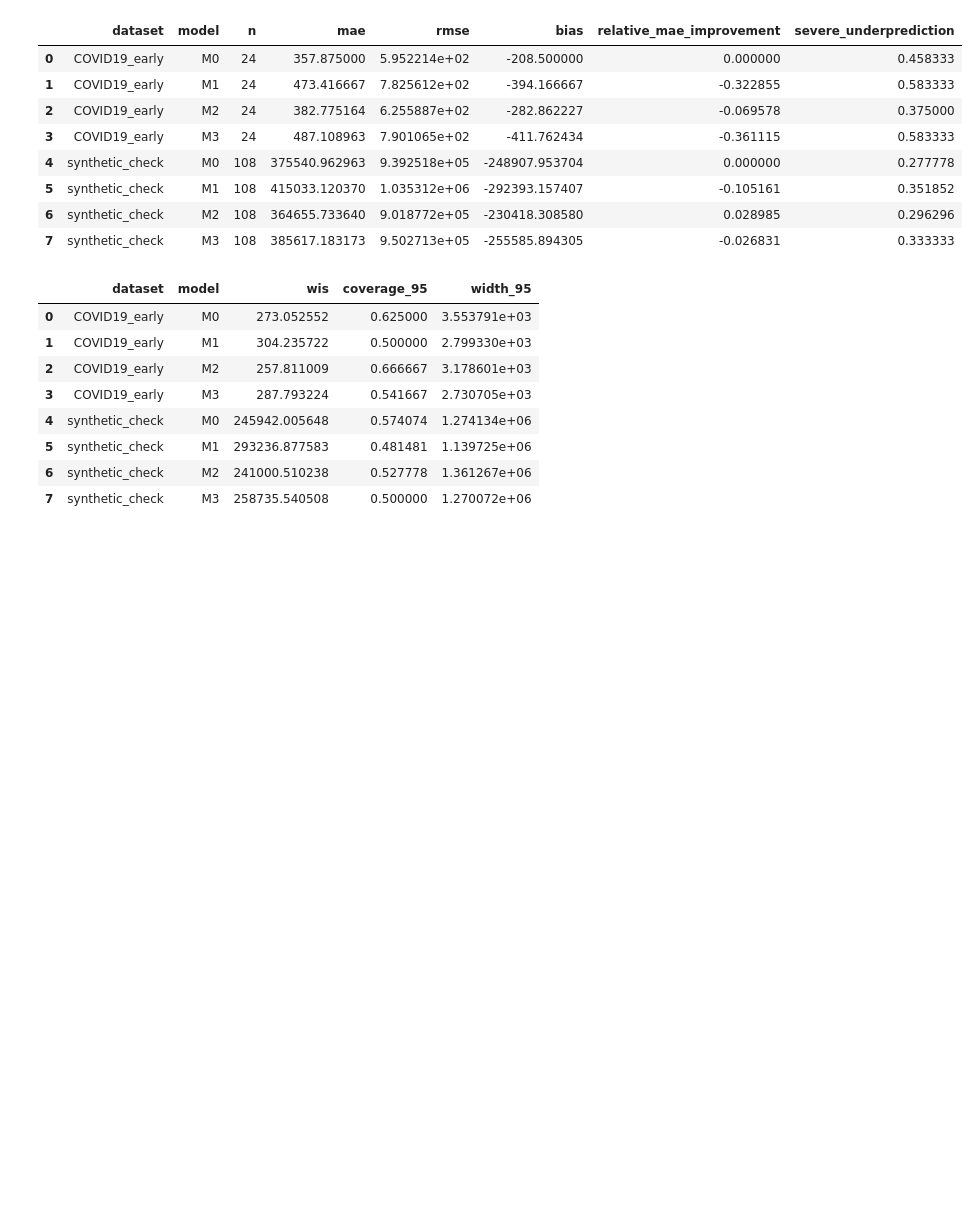
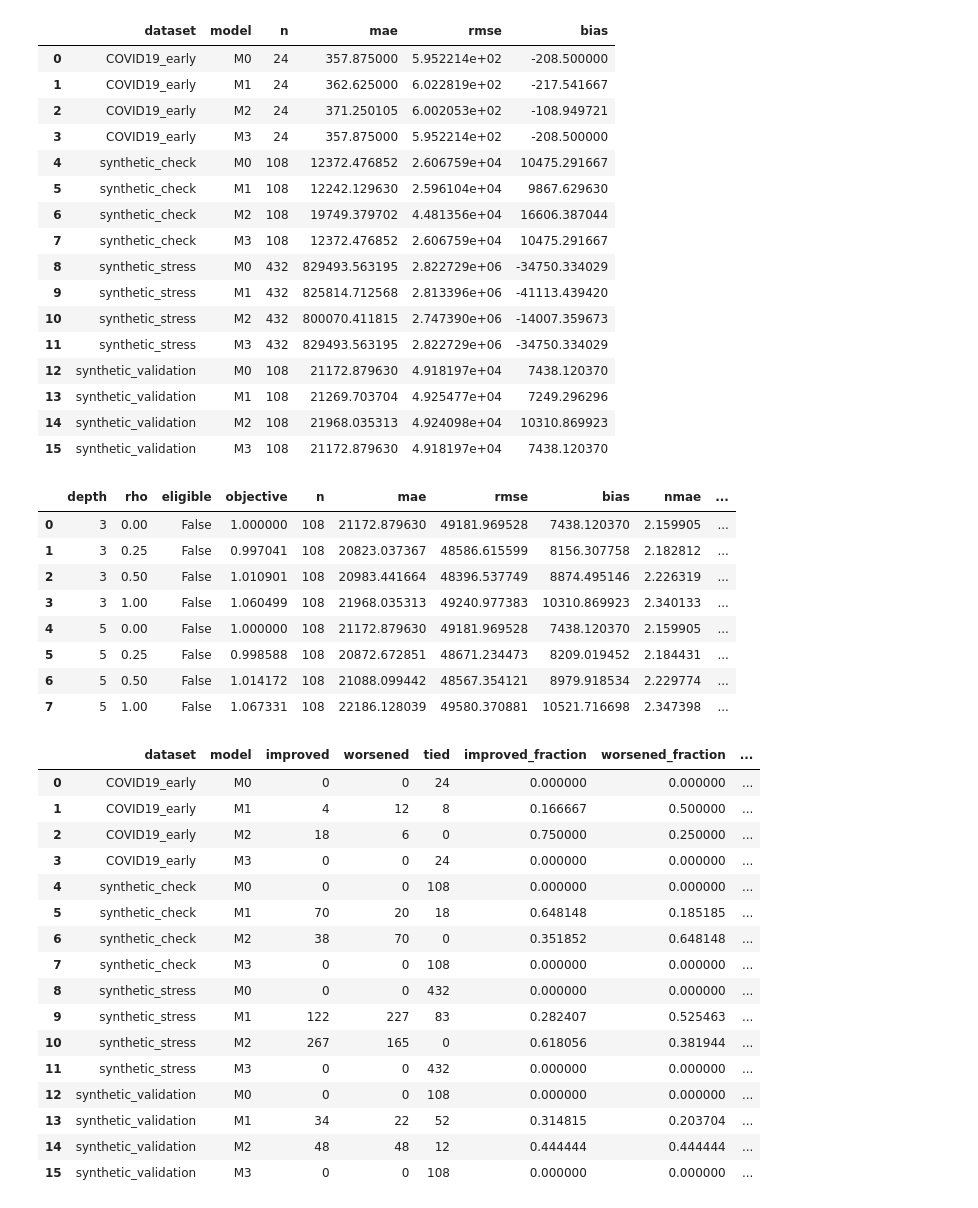
Before and after one commit to gnart-linhh/Infections_Forcasting, a Jupyter notebook: notebooks/demo.ipynb, the cells around one changed output. Saved outputs shown, nothing was run; the diff lists cells and outputs as text; code cells hidden in the pictures; blank space fills up the shorter version.

Commit message:
Add synthetic library study and rank-aware sMOA policy with no-change safeguards

```diff
--- a/notebooks/demo.ipynb
+++ b/notebooks/demo.ipynb
@@ -83,26 +95,50 @@ display(pd.read_csv(RUN / "explanation_stability.csv"))
 # %%
-metrics = pd.read_csv(RUN / "metrics.csv")
-display(metrics[["dataset", "model", "n", "mae", "rmse", "bias", "relative_mae_improvement", "severe_underprediction"]])
-display(pd.read_csv(RUN / "uncertainty_metrics.csv")[["dataset", "model", "wis", "coverage_95", "width_95"]])
-print("These are smoke results, not the full study.")
-print("Cold-start NB sizes are frozen: no target-disease residual calibration is used.")
-print("Real COVID periods were explored previously; this is not independent cross-disease confirmation.")
+display(pd.read_csv(RUN/'metrics.csv')[['dataset','model','n','mae','rmse','bias']])
+display(pd.read_csv(RUN/'validation_selection.csv'))
+display(pd.read_csv(RUN/'improved_worsened.csv'))
+print('These are labelled smoke results. The full study uses 288 training and 72 fresh check curves.')
+print('Frozen initial NB intervals are comparators, not target-calibrated policy uncertainty.')
 # %% [output]
-|  | dataset | model | n | mae | rmse | bias | relative_mae_improvement | severe_underprediction |
-| 0 | COVID19_early | M0 | 24 | 357.875000 | 5.952214e+02 | -208.500000 | 0.000000 | 0.458333 |
-| 1 | COVID19_early | M1 | 24 | 473.416667 | 7.825612e+02 | -394.166667 | -0.322855 | 0.583333 |
-| 2 | COVID19_early | M2 | 24 | 382.775164 | 6.255887e+02 | -282.862227 | -0.069578 | 0.375000 |
-| 3 | COVID19_early | M3 | 24 | 487.108963 | 7.901065e+02 | -411.762434 | -0.361115 | 0.583333 |
-| 4 | synthetic_check | M0 | 108 | 375540.962963 | 9.392518e+05 | -248907.953704 | 0.000000 | 0.277778 |
-| 5 | synthetic_check | M1 | 108 | 415033.120370 | 1.035312e+06 | -292393.157407 | -0.105161 | 0.351852 |
-| 6 | synthetic_check | M2 | 108 | 364655.733640 | 9.018772e+05 | -230418.308580 | 0.028985 | 0.296296 |
-| 7 | synthetic_check | M3 | 108 | 385617.183173 | 9.502713e+05 | -255585.894305 | -0.026831 | 0.333333 |
+|  | dataset | model | n | mae | rmse | bias |
+| 0 | COVID19_early | M0 | 24 | 357.875000 | 5.952214e+02 | -208.500000 |
+| 1 | COVID19_early | M1 | 24 | 362.625000 | 6.022819e+02 | -217.541667 |
+| 2 | COVID19_early | M2 | 24 | 371.250105 | 6.002053e+02 | -108.949721 |
+| 3 | COVID19_early | M3 | 24 | 357.875000 | 5.952214e+02 | -208.500000 |
+| 4 | synthetic_check | M0 | 108 | 12372.476852 | 2.606759e+04 | 10475.291667 |
+| 5 | synthetic_check | M1 | 108 | 12242.129630 | 2.596104e+04 | 9867.629630 |
+| 6 | synthetic_check | M2 | 108 | 19749.379702 | 4.481356e+04 | 16606.387044 |
+| 7 | synthetic_check | M3 | 108 | 12372.476852 | 2.606759e+04 | 10475.291667 |
+| 8 | synthetic_stress | M0 | 432 | 829493.563195 | 2.822729e+06 | -34750.334029 |
+| 9 | synthetic_stress | M1 | 432 | 825814.712568 | 2.813396e+06 | -41113.439420 |
+| 10 | synthetic_stress | M2 | 432 | 800070.411815 | 2.747390e+06 | -14007.359673 |
+| 11 | synthetic_stress | M3 | 432 | 829493.563195 | 2.822729e+06 | -34750.334029 |
+| 12 | synthetic_validation | M0 | 108 | 21172.879630 | 4.918197e+04 | 7438.120370 |
+| 13 | synthetic_validation | M1 | 108 | 21269.703704 | 4.925477e+04 | 7249.296296 |
+| 14 | synthetic_validation | M2 | 108 | 21968.035313 | 4.924098e+04 | 10310.869923 |
+| 15 | synthetic_validation | M3 | 108 | 21172.879630 | 4.918197e+04 | 7438.120370 |
-|  | dataset | model | wis | coverage_95 | width_95 |
-| 0 | COVID19_early | M0 | 273.052552 | 0.625000 | 3.553791e+03 |
-| 1 | COVID19_early | M1 | 304.235722 | 0.500000 | 2.799330e+03 |
-| 2 | COVID19_early | M2 | 257.811009 | 0.666667 | 3.178601e+03 |
-| 3 | COVID19_early | M3 | 287.793224 | 0.541667 | 2.730705e+03 |
-| 4 | synthetic_check | M0 | 245942.005648 | 0.574074 | 1.274134e+06 |
-| 5 | synthetic_check | M1 | 293236.877583 | 0.481481 | 1.139725e+06 |
-| 6 | synthetic_check | M2 | 241000.510238 | 0.527778 | 1.361267e+06 |
-| 7 | synthetic_check | M3 | 258735.540508 | 0.500000 | 1.270072e+06 |
+|  | depth | rho | eligible | objective | n | mae | rmse | bias | nmae | ... |
+| 0 | 3 | 0.00 | False | 1.000000 | 108 | 21172.879630 | 49181.969528 | 7438.120370 | 2.159905 | ... |
+| 1 | 3 | 0.25 | False | 0.997041 | 108 | 20823.037367 | 48586.615599 | 8156.307758 | 2.182812 | ... |
+| 2 | 3 | 0.50 | False | 1.010901 | 108 | 20983.441664 | 48396.537749 | 8874.495146 | 2.226319 | ... |
+| 3 | 3 | 1.00 | False | 1.060499 | 108 | 21968.035313 | 49240.977383 | 10310.869923 | 2.340133 | ... |
+| 4 | 5 | 0.00 | False | 1.000000 | 108 | 21172.879630 | 49181.969528 | 7438.120370 | 2.159905 | ... |
+| 5 | 5 | 0.25 | False | 0.998588 | 108 | 20872.672851 | 48671.234473 | 8209.019452 | 2.184431 | ... |
+| 6 | 5 | 0.50 | False | 1.014172 | 108 | 21088.099442 | 48567.354121 | 8979.918534 | 2.229774 | ... |
+| 7 | 5 | 1.00 | False | 1.067331 | 108 | 22186.128039 | 49580.370881 | 10521.716698 | 2.347398 | ... |
+|  | dataset | model | improved | worsened | tied | improved_fraction | worsened_fraction | ... |
+| 0 | COVID19_early | M0 | 0 | 0 | 24 | 0.000000 | 0.000000 | ... |
+| 1 | COVID19_early | M1 | 4 | 12 | 8 | 0.166667 | 0.500000 | ... |
+| 2 | COVID19_early | M2 | 18 | 6 | 0 | 0.750000 | 0.250000 | ... |
+| 3 | COVID19_early | M3 | 0 | 0 | 24 | 0.000000 | 0.000000 | ... |
+| 4 | synthetic_check | M0 | 0 | 0 | 108 | 0.000000 | 0.000000 | ... |
+| 5 | synthetic_check | M1 | 70 | 20 | 18 | 0.648148 | 0.185185 | ... |
+| 6 | synthetic_check | M2 | 38 | 70 | 0 | 0.351852 | 0.648148 | ... |
+| 7 | synthetic_check | M3 | 0 | 0 | 108 | 0.000000 | 0.000000 | ... |
+| 8 | synthetic_stress | M0 | 0 | 0 | 432 | 0.000000 | 0.000000 | ... |
+| 9 | synthetic_stress | M1 | 122 | 227 | 83 | 0.282407 | 0.525463 | ... |
+| 10 | synthetic_stress | M2 | 267 | 165 | 0 | 0.618056 | 0.381944 | ... |
+| 11 | synthetic_stress | M3 | 0 | 0 | 432 | 0.000000 | 0.000000 | ... |
+| 12 | synthetic_validation | M0 | 0 | 0 | 108 | 0.000000 | 0.000000 | ... |
+| 13 | synthetic_validation | M1 | 34 | 22 | 52 | 0.314815 | 0.203704 | ... |
+| 14 | synthetic_validation | M2 | 48 | 48 | 12 | 0.444444 | 0.444444 | ... |
+| 15 | synthetic_validation | M3 | 0 | 0 | 108 | 0.000000 | 0.000000 | ... |
```
Also changed, not shown: parts of 12 cells of this notebook, 12 other files.
